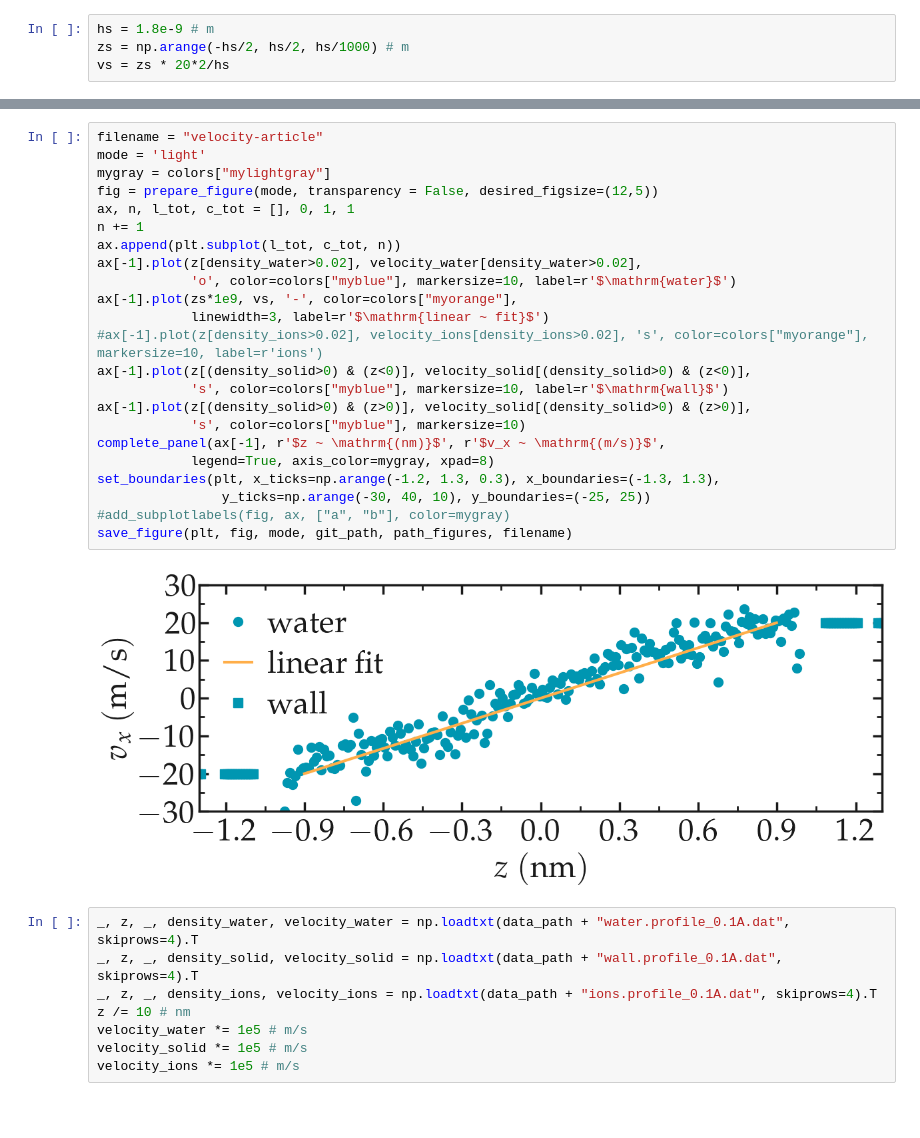
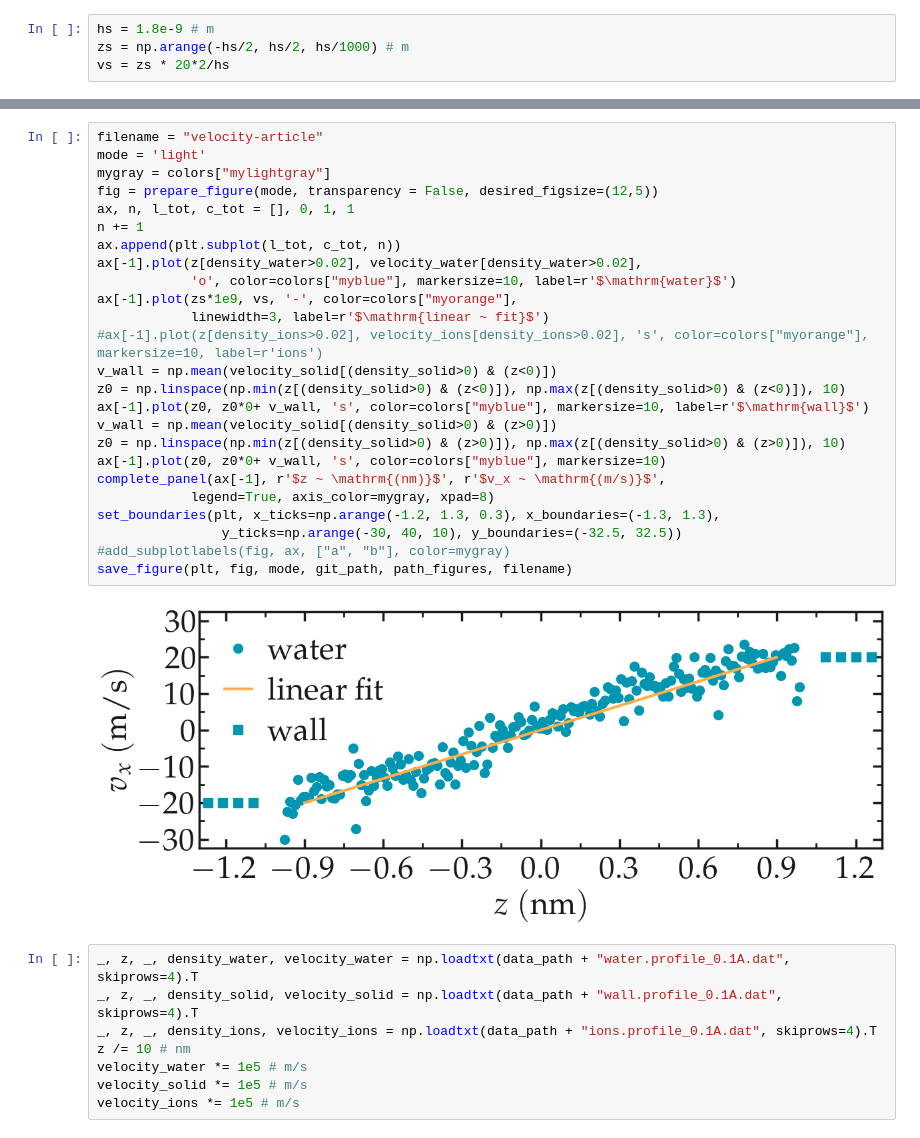
Before and after one commit to lammpstutorials/lammpstutorials.github.io, a Jupyter notebook: docs/sphinx/source/tutorials/figures/level2/nanosheared-electrolyte/shearing-pyplot.ipynb, the cells around one changed output, grey strips where cells are left out. Cells and saved outputs as stored; diff of their text form; blank space fills up the shorter version.

Commit message:
improved figures

```diff
--- a/docs/sphinx/source/tutorials/figures/level2/nanosheared-electrolyte/shearing-pyplot.ipynb
+++ b/docs/sphinx/source/tutorials/figures/level2/nanosheared-electrolyte/shearing-pyplot.ipynb
@@ -60,28 +62,30 @@ for mode, mygray in zip(['light', 'dark'], [colors["mylightgray"], colors["mydar
 # %%
 filename = "velocity-article"
 mode = 'light'
 mygray = colors["mylightgray"]
 fig = prepare_figure(mode, transparency = False, desired_figsize=(12,5))
 ax, n, l_tot, c_tot = [], 0, 1, 1
 n += 1
 ax.append(plt.subplot(l_tot, c_tot, n))
 ax[-1].plot(z[density_water>0.02], velocity_water[density_water>0.02],
             'o', color=colors["myblue"], markersize=10, label=r'$\mathrm{water}$')
 ax[-1].plot(zs*1e9, vs, '-', color=colors["myorange"],
             linewidth=3, label=r'$\mathrm{linear ~ fit}$')
 #ax[-1].plot(z[density_ions>0.02], velocity_ions[density_ions>0.02], 's', color=colors["myorange"], markersize=10, label=r'ions')
-ax[-1].plot(z[(density_solid>0) & (z<0)], velocity_solid[(density_solid>0) & (z<0)],
-            's', color=colors["myblue"], markersize=10, label=r'$\mathrm{wall}$')
-ax[-1].plot(z[(density_solid>0) & (z>0)], velocity_solid[(density_solid>0) & (z>0)],
-            's', color=colors["myblue"], markersize=10)
+v_wall = np.mean(velocity_solid[(density_solid>0) & (z<0)])
+z0 = np.linspace(np.min(z[(density_solid>0) & (z<0)]), np.max(z[(density_solid>0) & (z<0)]), 10)
+ax[-1].plot(z0, z0*0+ v_wall, 's', color=colors["myblue"], markersize=10, label=r'$\mathrm{wall}$')
+v_wall = np.mean(velocity_solid[(density_solid>0) & (z>0)])
+z0 = np.linspace(np.min(z[(density_solid>0) & (z>0)]), np.max(z[(density_solid>0) & (z>0)]), 10)
+ax[-1].plot(z0, z0*0+ v_wall, 's', color=colors["myblue"], markersize=10)
 complete_panel(ax[-1], r'$z ~ \mathrm{(nm)}$', r'$v_x ~ \mathrm{(m/s)}$',
             legend=True, axis_color=mygray, xpad=8)
 set_boundaries(plt, x_ticks=np.arange(-1.2, 1.3, 0.3), x_boundaries=(-1.3, 1.3),
-                y_ticks=np.arange(-30, 40, 10), y_boundaries=(-25, 25))
+                y_ticks=np.arange(-30, 40, 10), y_boundaries=(-32.5, 32.5))
 #add_subplotlabels(fig, ax, ["a", "b"], color=mygray)
 save_figure(plt, fig, mode, git_path, path_figures, filename)
 # %% [output]
-[figure, old version]
+[figure, new version]
 # %%
 _, z, _, density_water, velocity_water = np.loadtxt(data_path + "water.profile_0.1A.dat", skiprows=4).T
 _, z, _, density_solid, velocity_solid = np.loadtxt(data_path + "wall.profile_0.1A.dat", skiprows=4).T
```
Also changed, not shown: parts of 1 cell of this notebook, 21 other files.
